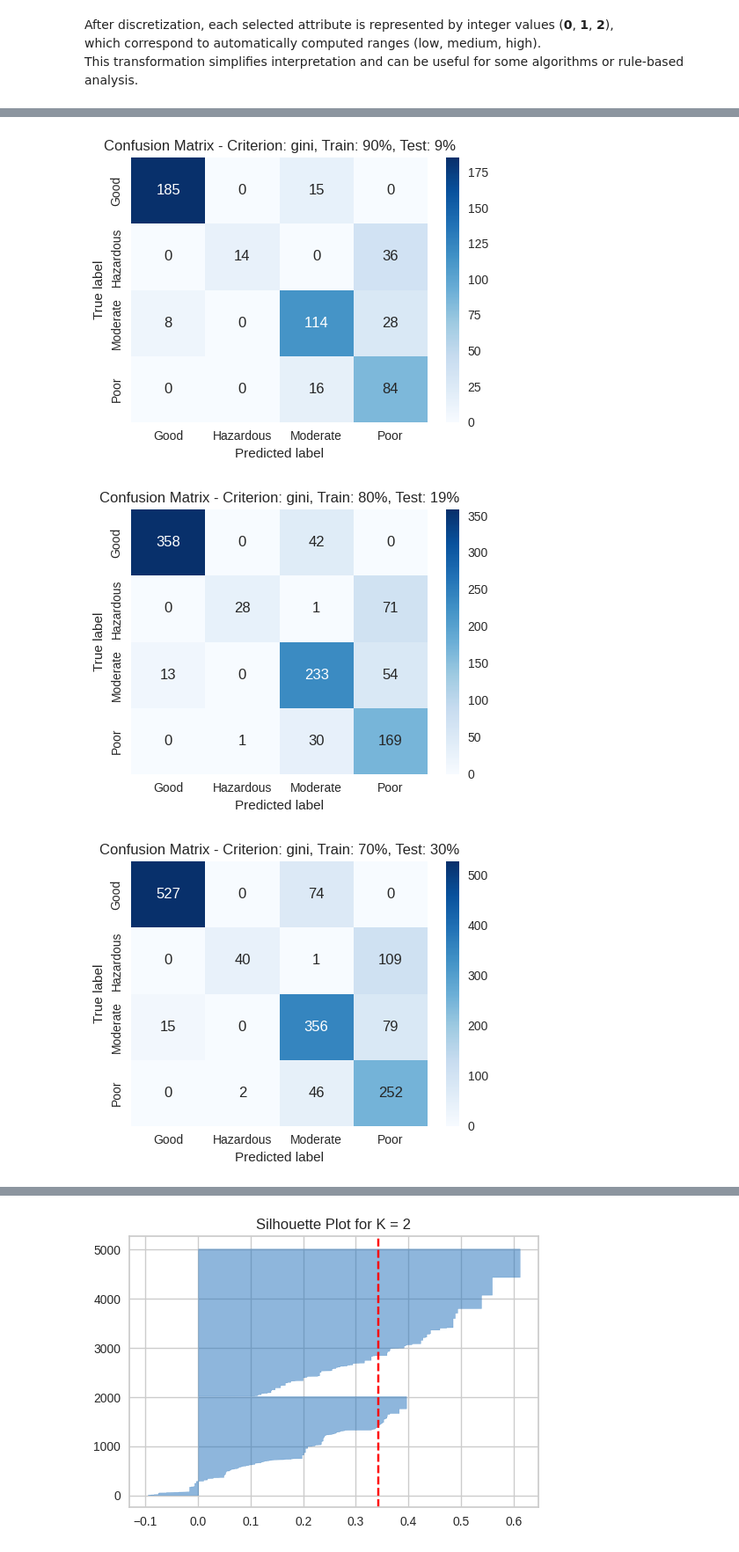
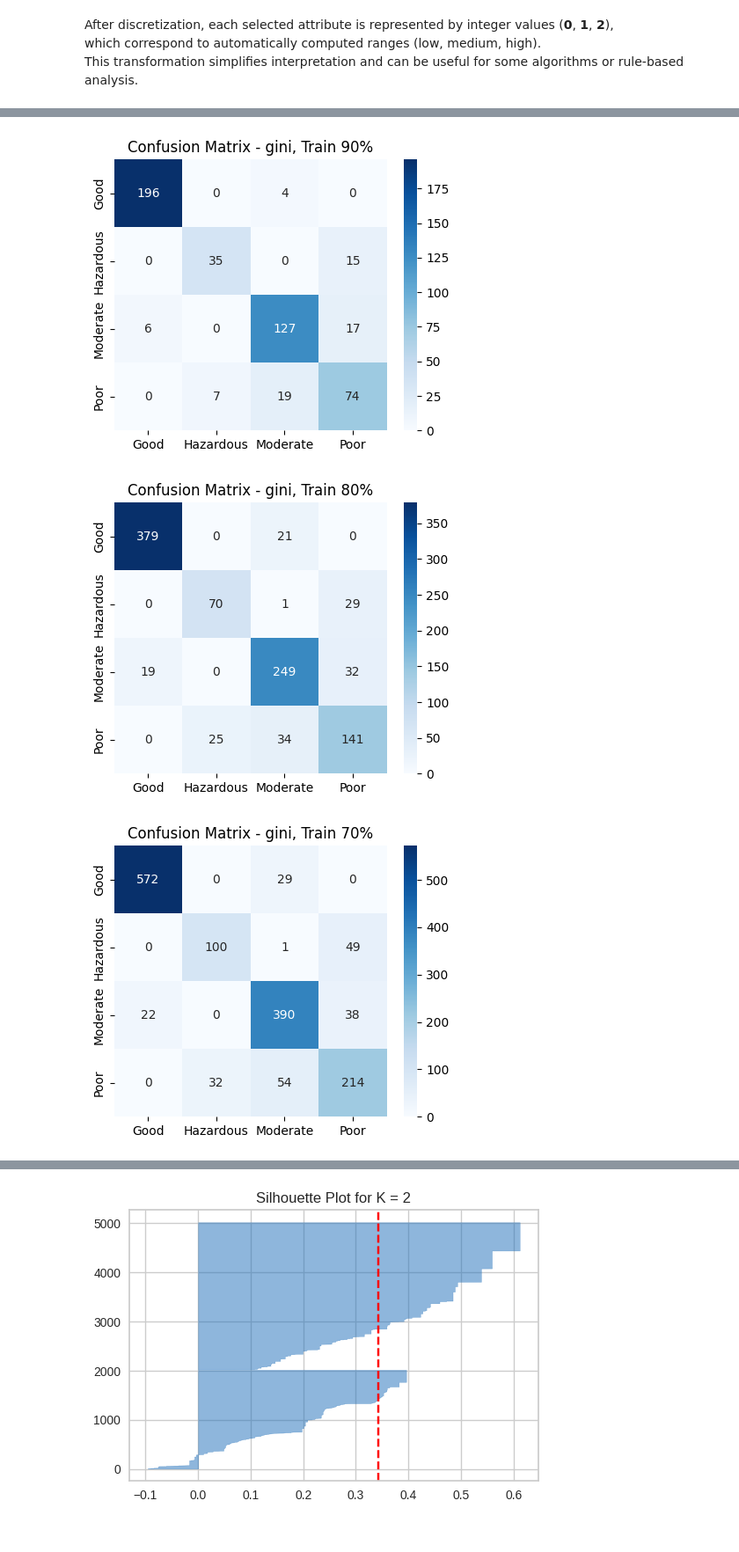
Before and after one commit to AdwaaNasser/DataMiningProject, a Jupyter notebook: Phase3.ipynb, the cells around one changed output, grey strips where cells are left out. Shown at 88% size. Drawn from its saved outputs; the diff is of its cells as text; code cells hidden in the pictures.

```diff
--- a/Phase3.ipynb
+++ b/Phase3.ipynb
@@ -458,15 +497,16 @@ from sklearn.tree import plot_tree
 # %%
-data = pd.read_csv("Preprocessed_dataset.csv")
+data = pd.read_csv("https://raw.githubusercontent.com/AdwaaNasser/DataMiningProject/main/Dataset/Preprocessed_dataset.csv")
 
 target_column = "Air Quality"
 
 X = data.drop(columns=[target_column])
 y = data[target_column]
 
-# encoding categorical features:
+# One-hot encoding
 X = pd.get_dummies(X)
 # %%
 def run_decision_tree_experiments(X, y, criteria, splits, random_state=42):
+
     results = []
 
     for crit in criteria:
@@ -482,15 +522,15 @@ def run_decision_tree_experiments(X, y, criteria, splits, random_state=42):
 
             clf = DecisionTreeClassifier(
                 criterion=crit,
-                max_depth=3,
-                min_samples_leaf=5,
-                random_state=random_state
+                 min_samples_leaf=2,
+                 ccp_alpha=0.001,
+                 random_state=42
+
             )
 
             clf.fit(X_train, y_train)
 
             y_pred = clf.predict(X_test)
-
             acc = accuracy_score(y_test, y_pred)
             cm = confusion_matrix(y_test, y_pred)
 
@@ -500,12 +540,11 @@ def run_decision_tree_experiments(X, y, criteria, splits, random_state=42):
                 "test_size": test_size,
                 "accuracy": acc,
                 "confusion_matrix": cm,
-                "model": clf,
-                "y_test": y_test,
-                "y_pred": y_pred
+                "model": clf
             })
 
     return results
+
 
 criteria = ["gini", "entropy"]  # Gini index and Information Gain
 splits = [0.9, 0.8, 0.7]        # 90/10, 80/20, 70/30
@@ -550,23 +609,18 @@ display(entropy_df)
 # %%
-# Plot confusion matrices for each criterion and split
-
+# Plot 6 confusion matrices for each criterion and split
 labels = sorted(y.unique())
 
 for res in results:
+    cm = res["confusion_matrix"]
     crit = res["criterion"]
     train_p = int(res["train_size"] * 100)
-    test_p = int(res["test_size"] * 100)
-    cm = res["confusion_matrix"]
 
     plt.figure(figsize=(5, 4))
     sns.heatmap(cm, annot=True, fmt="d", cmap="Blues",
                 xticklabels=labels, yticklabels=labels)
-    plt.title(f"Confusion Matrix - Criterion: {crit}, Train: {train_p}%, Test: {test_p}%")
-    plt.xlabel("Predicted label")
-    plt.ylabel("True label")
-    plt.tight_layout()
+    plt.title(f"Confusion Matrix - {crit}, Train {train_p}%")
     plt.show()
 # %% [output]
-[figure, old version]
+[figure, new version]
-[figure, old version]
+[figure, new version]
-[figure, old version]
+[figure, new version]
```
Also changed, not shown: parts of 25 cells of this notebook.
